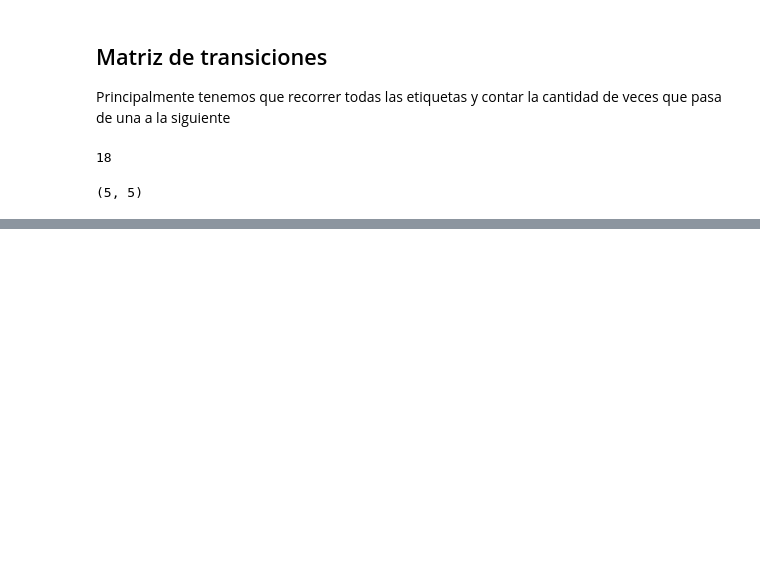
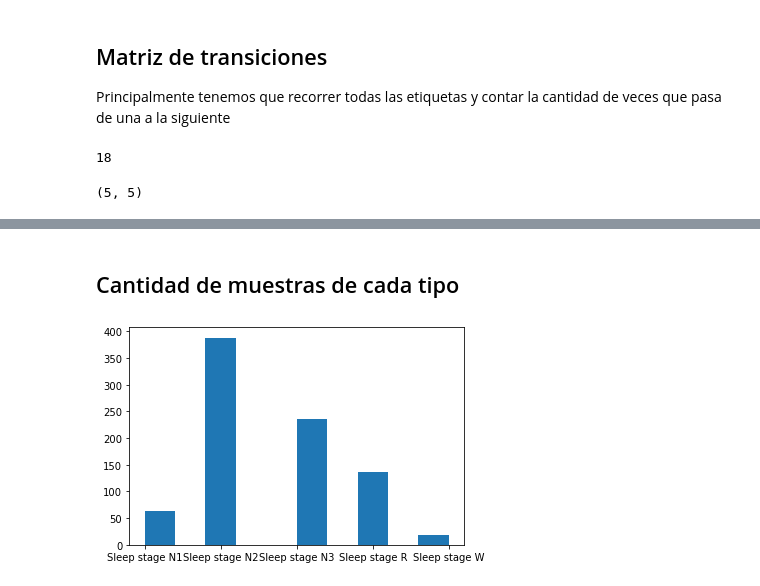
Before and after one commit to Jorgvt/SSD_IA3, a Jupyter notebook: Notebooks/Prueba_Visualizaciones.ipynb, the cells around one changed output, grey strips where cells are left out. Drawn from its saved outputs; the diff is of its cells as text; code cells hidden in the pictures; blank space fills up the shorter version.

```diff
--- a/Notebooks/Prueba_Visualizaciones.ipynb
+++ b/Notebooks/Prueba_Visualizaciones.ipynb
@@ -194,0 +201,8 @@ plt.show()
+# %% [markdown]
+## Cantidad de muestras de cada tipo
+# %%
+plt.hist(labels)
+plt.xticks(range(len(test.id_to_class_dict.values())), list(test.id_to_class_dict.values()))
+plt.show()
+# %% [output]
+[figure, added]
```
Also changed, not shown: parts of 6 cells of this notebook, 1 other file.
